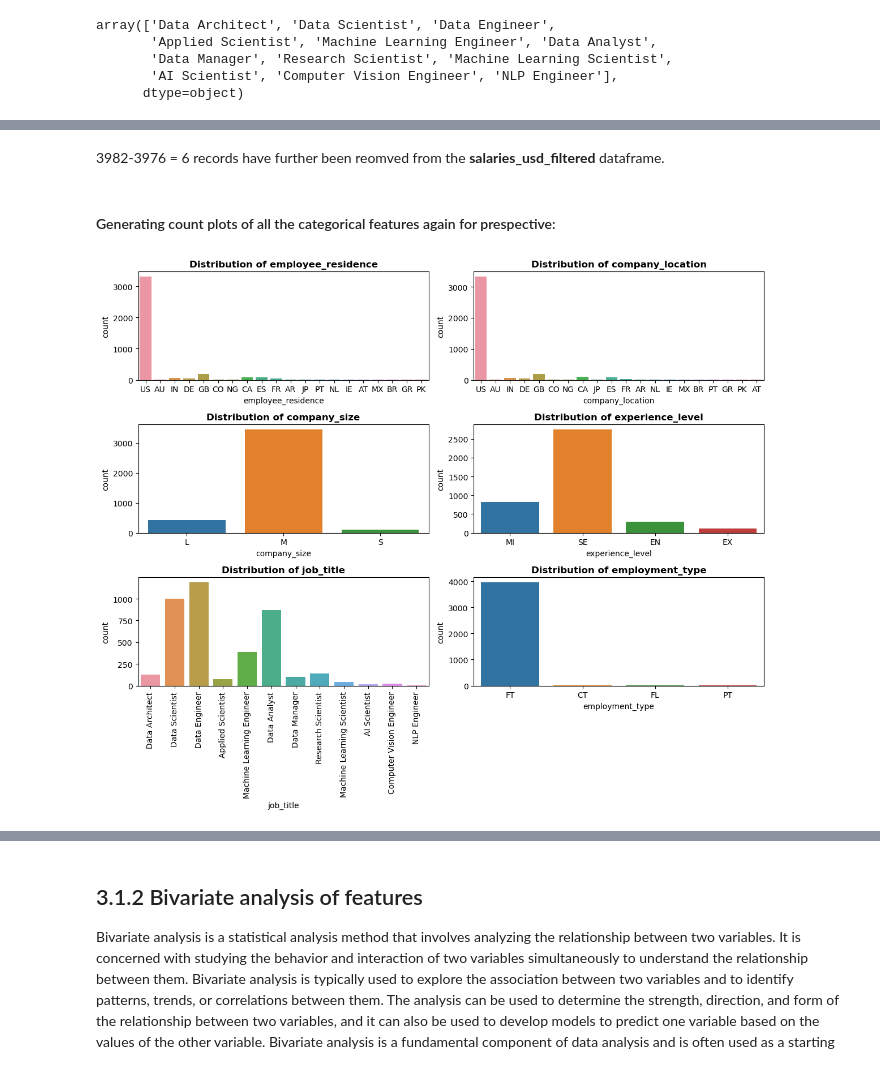
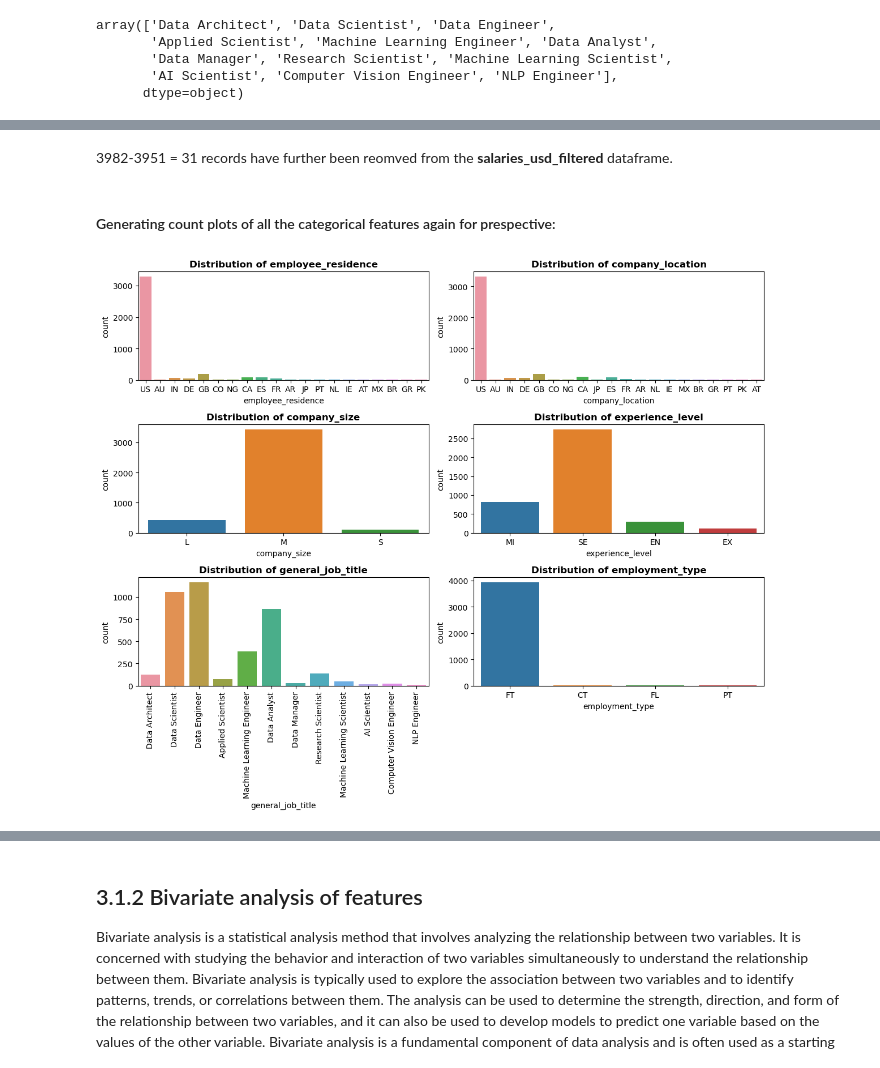
Before and after one commit to Haris-Mir/personal_python_projects, a Jupyter notebook: 01_ds_salaries_project/notebooks/01_salaries_eda_jun23.ipynb, the cells around one changed output, grey strips where cells are left out. Saved outputs shown, nothing was run; the diff lists cells and outputs as text; code cells hidden in the pictures.

Commit message:
notebook and figures commit

```diff
--- a/01_ds_salaries_project/notebooks/01_salaries_eda_jun23.ipynb
+++ b/01_ds_salaries_project/notebooks/01_salaries_eda_jun23.ipynb
@@ -779,6 +706,6 @@ We do not want the __Undefined Category__ in the __job_title__ feature as they w
 # %%
-salaries_usd_filtered = salaries_usd_filtered[salaries_usd_filtered['job_title'] != 'Undefined Category']
-salaries_usd_filtered['job_title'].unique()
+salaries_usd_filtered = salaries_usd_filtered[salaries_usd_filtered['general_job_title'] != 'Undefined Category']
+salaries_usd_filtered['general_job_title'].unique()
 # %% [output]
 array(['Data Architect', 'Data Scientist', 'Data Engineer',
        'Applied Scientist', 'Machine Learning Engineer', 'Data Analyst',
@@ -792,5 +719,5 @@ salaries_usd_filtered.shape
 # %% [markdown]
-3982-3976 = 6 records have further been reomved from the __salaries_usd_filtered__ dataframe.
+3982-3951 = 31 records have further been reomved from the __salaries_usd_filtered__ dataframe.
 # %% [markdown]
 #### Generating count plots of all the categorical features again for prespective:
 # %%
@@ -801,35 +728,35 @@ plt.figure(figsize=(12,10))
 # Also, this time I am using the subplot function to create a grid of plots.
 plt.subplot(324)
 sns.countplot(data=salaries_usd_filtered, x='experience_level')
 plt.title('Distribution of experience_level', fontsize=12, fontweight='bold')
 
 plt.subplot(325)
-sns.countplot(data=salaries_usd_filtered, x='job_title')
+sns.countplot(data=salaries_usd_filtered, x='general_job_title')
 plt.xticks(rotation=90)
-plt.title('Distribution of job_title', fontsize=12, fontweight='bold')
+plt.title('Distribution of general_job_title', fontsize=12, fontweight='bold')
 
 plt.subplot(321)
 sns.countplot(data=salaries_usd_filtered, x='employee_residence')
 plt.title('Distribution of employee_residence', fontsize=12, fontweight='bold')
 
 plt.subplot(322)
 sns.countplot(data=salaries_usd_filtered, x='company_location')
 plt.title('Distribution of company_location', fontsize=12, fontweight='bold')
 
 plt.subplot(323)
 sns.countplot(data=salaries_usd_filtered, x='company_size')
 plt.title('Distribution of company_size', fontsize=12, fontweight='bold')
 
 plt.subplot(326)
 sns.countplot(data=salaries_usd_filtered, x='employment_type')
 plt.title('Distribution of employment_type', fontsize=12, fontweight='bold')
 
 plt.tight_layout()
 
 # Save the plot as a .jpg file
-plt.savefig('C:/Users/HRM/Documents/personal_github_repos/python_projects/01_ds_salaries_project/reports/figures/05_count_plot_after.jpg')
+plt.savefig(figures_path+'/05_count_plot_after.jpg')
 
 plt.show()
 # %% [output]
-[figure, old version]
+[figure, new version]
 # %% [markdown]
```
Also changed, not shown: parts of 15 cells of this notebook, 1 other file.
